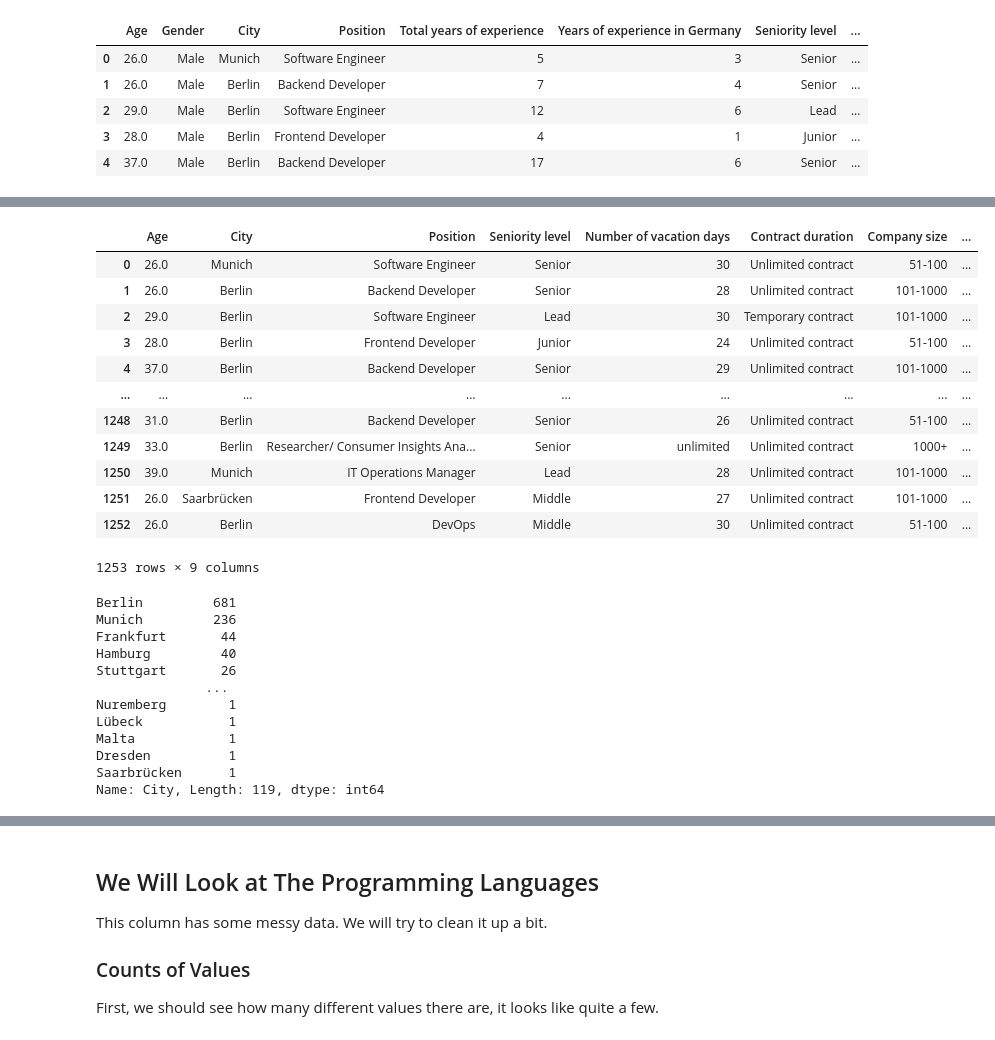
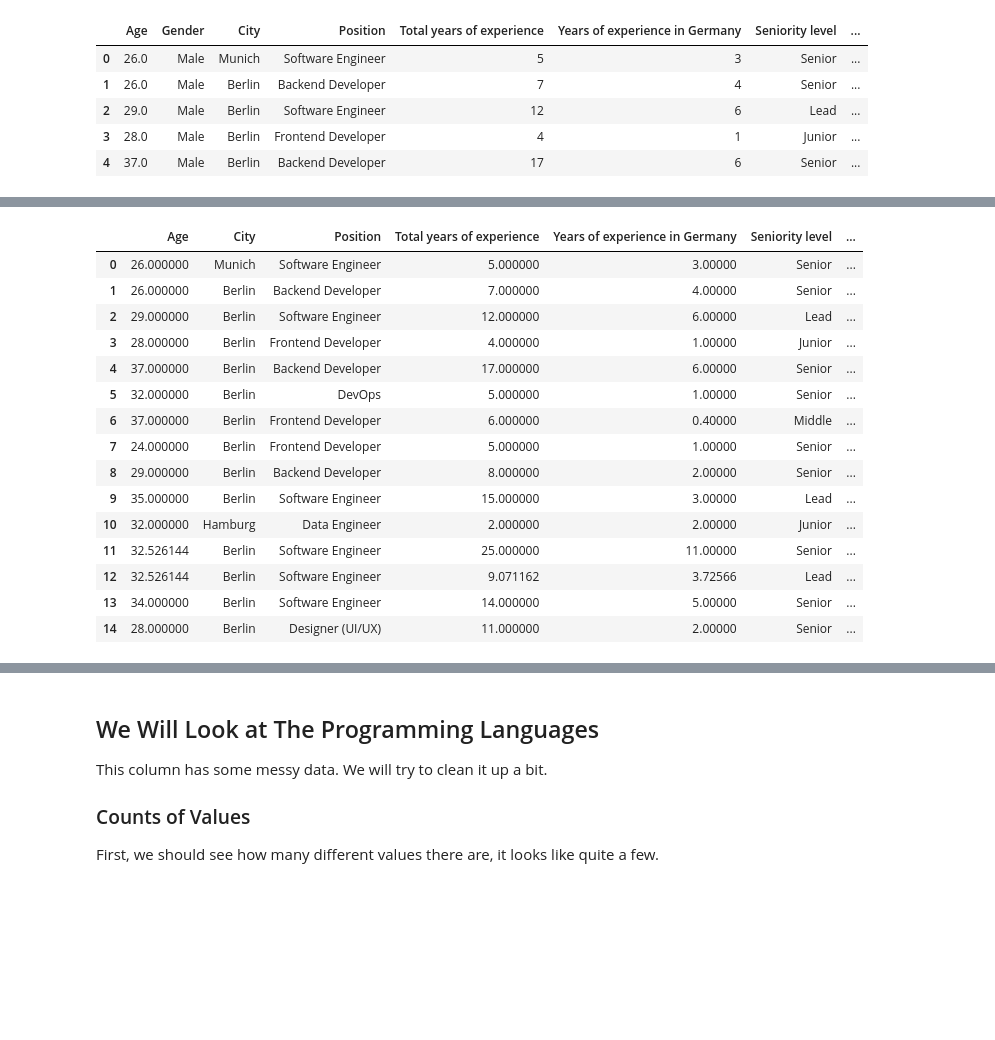
Before and after one commit to michaeljharris/ItML_Asn_2_Students, a Jupyter notebook: sample_exploration.ipynb, the cells around one changed output, grey strips where cells are left out. Saved outputs shown, nothing was run; the diff lists cells and outputs as text; code cells hidden in the pictures; blank space fills up the shorter version.

```diff
--- a/sample_exploration.ipynb
+++ b/sample_exploration.ipynb
@@ -56,5 +35,9 @@ df.head()
 | 2 | 29.0 | Male | Berlin | Software Engineer | 12 | 6 | Lead | ... |
 | 3 | 28.0 | Male | Berlin | Frontend Developer | 4 | 1 | Junior | ... |
 | 4 | 37.0 | Male | Berlin | Backend Developer | 17 | 6 | Senior | ... |
+# %%
+# Remove rows with more than 7 NaN values
+NaN_threshold = 7
+df = df[df.isnull().sum(axis=1) <= NaN_threshold]
 # %%
 df1 = df.copy()
@@ -69,3 +88,19 @@ df1["Company type"].fillna("Other", inplace=True)
+# %%
+# Using an imputer to take the mean of the numerical columns as NaN values
+mean_columns = ["Age", "Total years of experience", "Years of experience in Germany", "Number of vacation days"]
+imputer = SimpleImputer(strategy='mean')
+
+# Replacing certain symbols in data
+replacement = {",":".", "<":" "}
+df1['Total years of experience'] = df1['Total years of experience'].replace(replacement, regex=True)
+df1['Years of experience in Germany'] = df1['Years of experience in Germany'].replace(replacement, regex=True)
+
+# Converting column values to numerical to remove word values
+df1['Total years of experience'] = pd.to_numeric(df1['Total years of experience'], errors='coerce')
+df1['Years of experience in Germany'] = pd.to_numeric(df1['Years of experience in Germany'], errors='coerce')
+df1['Number of vacation days'] = pd.to_numeric(df1['Number of vacation days'], errors='coerce')
+
+df1[mean_columns] = imputer.fit_transform(df1[mean_columns])
 # %%
 df1.isnull().sum()
 # %% [output]
@@ -144,4 +123,0 @@ ValueError: could not convert string to float: '< 1'
-# %%
-df1 = df.copy()
-df1["Years of experience in Germany"].fillna(0, inplace = True)
-df1.isnull().sum()
@@ -166,35 +148,22 @@ dtype: int64
 # %%
 # New data frame after results of variance threshold feature selection
-df_fs1 = df.copy()
-df_fs1.drop(columns={"Gender", "Total years of experience", "Years of experience in Germany", "Your main technology / programming language",
-                          "Other technologies/programming languages you use often", "Employment status", "Main language at work"}, inplace=True)
-df_fs1
+df_fs1 = df1.copy()
+df_fs1.drop(columns={"Gender", "Other technologies/programming languages you use often", "Employment status", "Main language at work"}, inplace=True)
+df_fs1.head(15)
 # %% [output]
-|  | Age | City | Position | Seniority level | Number of vacation days | Сontract duration | Company size | ... |
-| 0 | 26.0 | Munich | Software Engineer | Senior | 30 | Unlimited contract | 51-100 | ... |
-| 1 | 26.0 | Berlin | Backend Developer | Senior | 28 | Unlimited contract | 101-1000 | ... |
-| 2 | 29.0 | Berlin | Software Engineer | Lead | 30 | Temporary contract | 101-1000 | ... |
-| 3 | 28.0 | Berlin | Frontend Developer | Junior | 24 | Unlimited contract | 51-100 | ... |
-| 4 | 37.0 | Berlin | Backend Developer | Senior | 29 | Unlimited contract | 101-1000 | ... |
-| ... | ... | ... | ... | ... | ... | ... | ... | ... |
-| 1248 | 31.0 | Berlin | Backend Developer | Senior | 26 | Unlimited contract | 51-100 | ... |
-| 1249 | 33.0 | Berlin | Researcher/ Consumer Insights Ana... | Senior | unlimited | Unlimited contract | 1000+ | ... |
-| 1250 | 39.0 | Munich | IT Operations Manager | Lead | 28 | Unlimited contract | 101-1000 | ... |
-| 1251 | 26.0 | Saarbrücken | Frontend Developer | Middle | 27 | Unlimited contract | 101-1000 | ... |
-| 1252 | 26.0 | Berlin | DevOps | Middle | 30 | Unlimited contract | 51-100 | ... |
+|  | Age | City | Position | Total years of experience | Years of experience in Germany | Seniority level | ... |
+| 0 | 26.000000 | Munich | Software Engineer | 5.000000 | 3.00000 | Senior | ... |
+| 1 | 26.000000 | Berlin | Backend Developer | 7.000000 | 4.00000 | Senior | ... |
+| 2 | 29.000000 | Berlin | Software Engineer | 12.000000 | 6.00000 | Lead | ... |
+| 3 | 28.000000 | Berlin | Frontend Developer | 4.000000 | 1.00000 | Junior | ... |
+| 4 | 37.000000 | Berlin | Backend Developer | 17.000000 | 6.00000 | Senior | ... |
+| 5 | 32.000000 | Berlin | DevOps | 5.000000 | 1.00000 | Senior | ... |
+| 6 | 37.000000 | Berlin | Frontend Developer | 6.000000 | 0.40000 | Middle | ... |
+| 7 | 24.000000 | Berlin | Frontend Developer | 5.000000 | 1.00000 | Senior | ... |
+| 8 | 29.000000 | Berlin | Backend Developer | 8.000000 | 2.00000 | Senior | ... |
+| 9 | 35.000000 | Berlin | Software Engineer | 15.000000 | 3.00000 | Lead | ... |
+| 10 | 32.000000 | Hamburg | Data Engineer | 2.000000 | 2.00000 | Junior | ... |
+| 11 | 32.526144 | Berlin | Software Engineer | 25.000000 | 11.00000 | Senior | ... |
+| 12 | 32.526144 | Berlin | Software Engineer | 9.071162 | 3.72566 | Lead | ... |
+| 13 | 34.000000 | Berlin | Software Engineer | 14.000000 | 5.00000 | Senior | ... |
+| 14 | 28.000000 | Berlin | Designer (UI/UX) | 11.000000 | 2.00000 | Senior | ... |
-1253 rows × 9 columns
-# %%
-df_fs1["City"].value_counts()
-# %% [output]
-Berlin         681
-Munich         236
-Frankfurt       44
-Hamburg         40
-Stuttgart       26
-              ...
-Nuremberg        1
-Lübeck           1
-Malta            1
-Dresden          1
-Saarbrücken      1
-Name: City, Length: 119, dtype: int64
```
Also changed, not shown: parts of 15 cells of this notebook.
